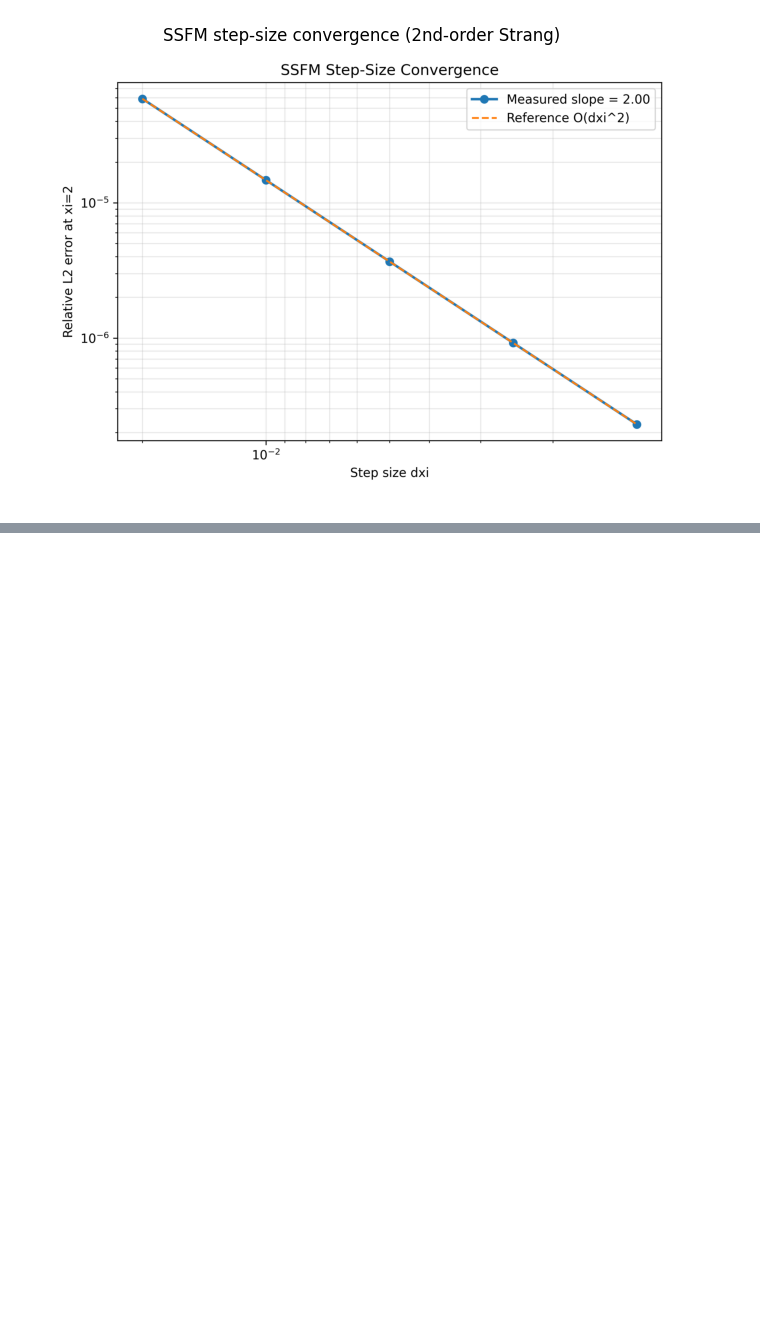
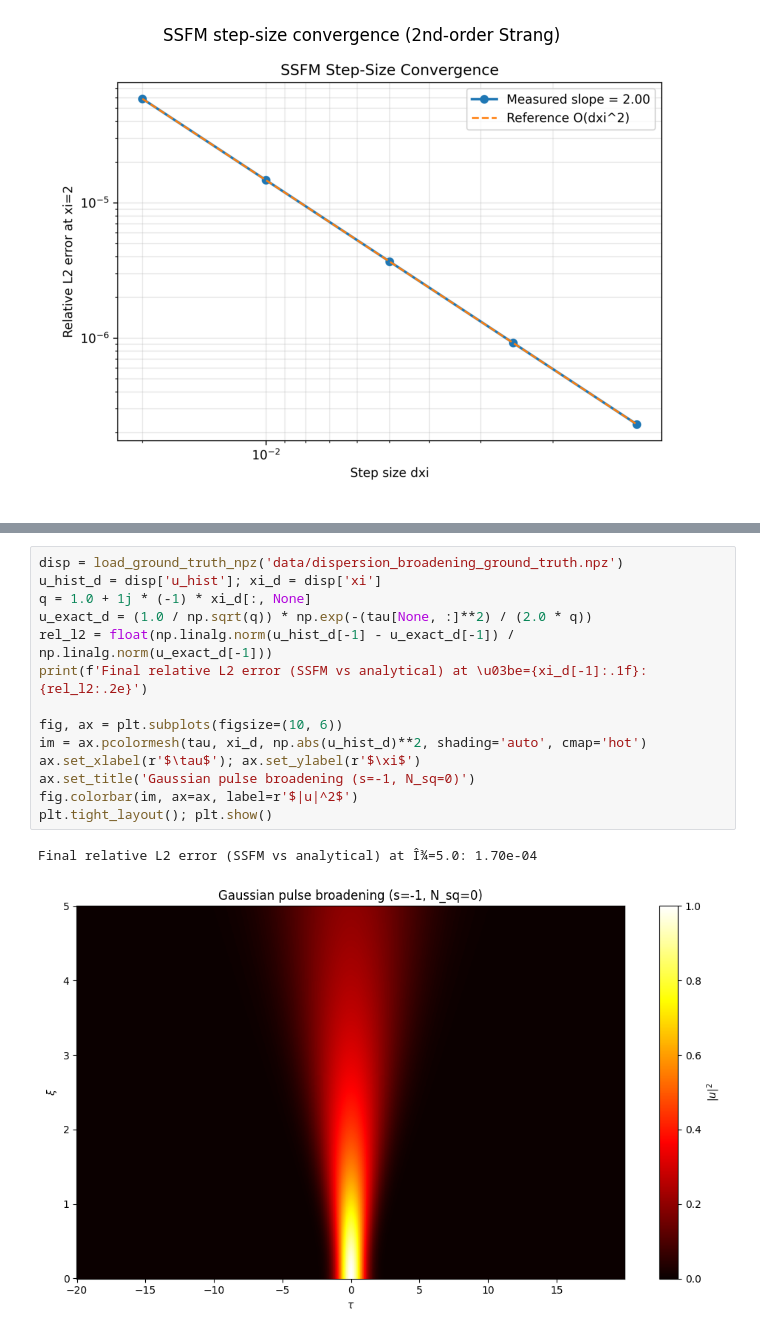
Before and after one commit to abbas-ahmad-cowlar/pinn-nlse, a Jupyter notebook: notebooks/01_ssfm_validation.ipynb, the cells around one changed output, grey strips where cells are left out. Drawn from its saved outputs; the diff is of its cells as text; blank space fills up the shorter version.

```diff
--- a/notebooks/01_ssfm_validation.ipynb
+++ b/notebooks/01_ssfm_validation.ipynb
@@ -164,0 +174,17 @@ N_z used in fit: [100, 200, 400, 800, 1600]
+# %%
+disp = load_ground_truth_npz('data/dispersion_broadening_ground_truth.npz')
+u_hist_d = disp['u_hist']; xi_d = disp['xi']
+q = 1.0 + 1j * (-1) * xi_d[:, None]
+u_exact_d = (1.0 / np.sqrt(q)) * np.exp(-(tau[None, :]**2) / (2.0 * q))
+rel_l2 = float(np.linalg.norm(u_hist_d[-1] - u_exact_d[-1]) / np.linalg.norm(u_exact_d[-1]))
+print(f'Final relative L2 error (SSFM vs analytical) at \u03be={xi_d[-1]:.1f}: {rel_l2:.2e}')
+
+fig, ax = plt.subplots(figsize=(10, 6))
+im = ax.pcolormesh(tau, xi_d, np.abs(u_hist_d)**2, shading='auto', cmap='hot')
+ax.set_xlabel(r'$\tau$'); ax.set_ylabel(r'$\xi$')
+ax.set_title('Gaussian pulse broadening (s=-1, N_sq=0)')
+fig.colorbar(im, ax=ax, label=r'$|u|^2$')
+plt.tight_layout(); plt.show()
+# %% [output]
+Final relative L2 error (SSFM vs analytical) at Î¾=5.0: 1.70e-04
+[figure, added]
```
Also changed, not shown: parts of 6 cells of this notebook, 1 other file.
